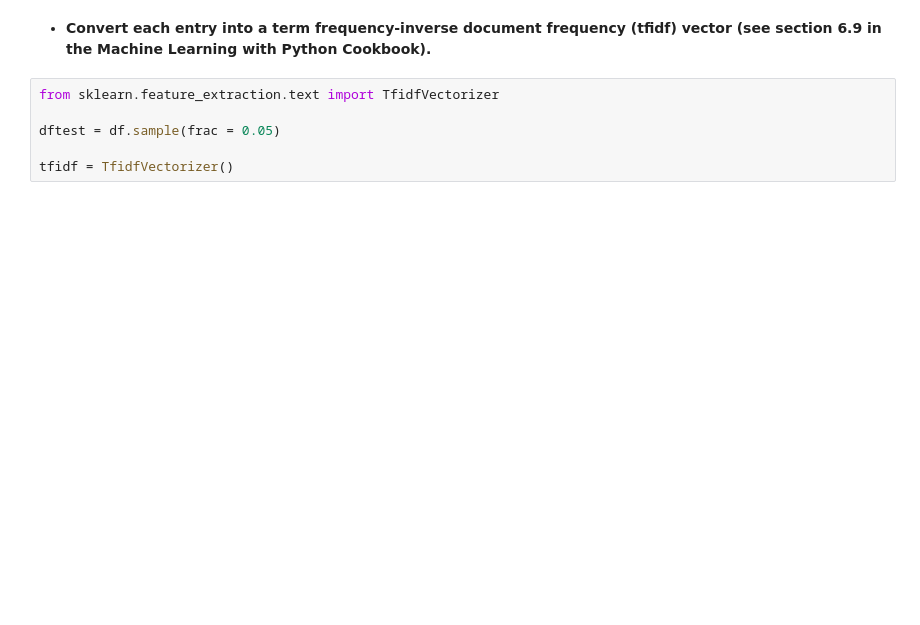
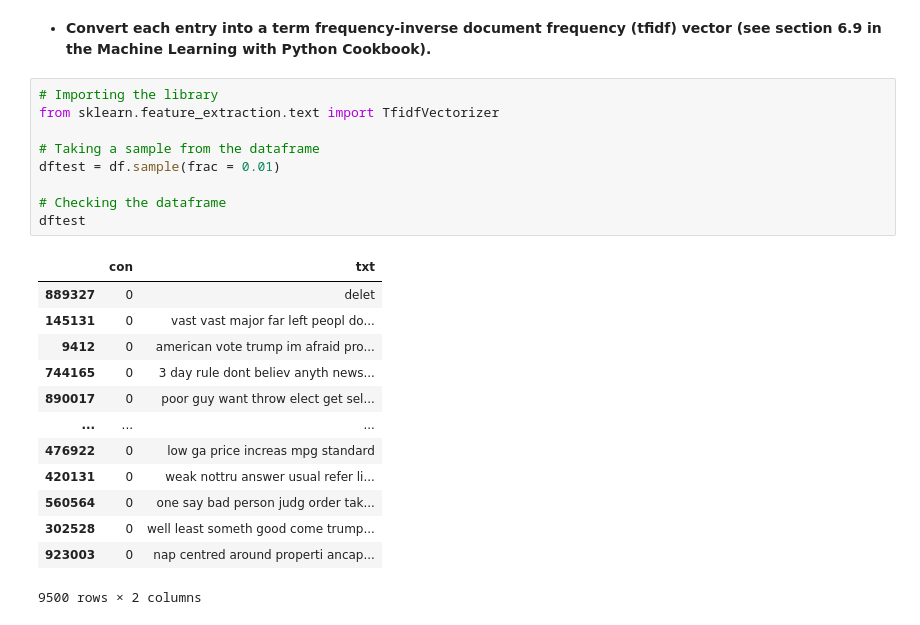
Before and after one commit to MichaelHotaling/DSC-Classes, a Jupyter notebook: DSC550/Week 2/Assignment 2.ipynb, the cells around one changed output. Drawn from its saved outputs; the diff is of its cells as text; blank space fills up the shorter version.

```diff
--- a/DSC550/Week 2/Assignment 2.ipynb
+++ b/DSC550/Week 2/Assignment 2.ipynb
@@ -206,8 +245,25 @@ dftest
 # %% [markdown]
 - **Convert each entry into a term frequency-inverse document frequency (tfidf) vector (see section 6.9 in the Machine Learning with Python Cookbook).**
 # %%
+# Importing the library
 from sklearn.feature_extraction.text import TfidfVectorizer
 
-dftest = df.sample(frac = 0.05)
+# Taking a sample from the dataframe
+dftest = df.sample(frac = 0.01)
 
-tfidf = TfidfVectorizer()
+# Checking the dataframe
+dftest
+# %% [output]
+|  | con | txt |
+| 889327 | 0 | delet |
+| 145131 | 0 | vast vast major far left peopl do... |
+| 9412 | 0 | american vote trump im afraid pro... |
+| 744165 | 0 | 3 day rule dont believ anyth news... |
+| 890017 | 0 | poor guy want throw elect get sel... |
+| ... | ... | ... |
+| 476922 | 0 | low ga price increas mpg standard |
+| 420131 | 0 | weak nottru answer usual refer li... |
+| 560564 | 0 | one say bad person judg order tak... |
+| 302528 | 0 | well least someth good come trump... |
+| 923003 | 0 | nap centred around properti ancap... |
+9500 rows × 2 columns
```
Also changed, not shown: parts of 28 cells of this notebook, 1 other file.
